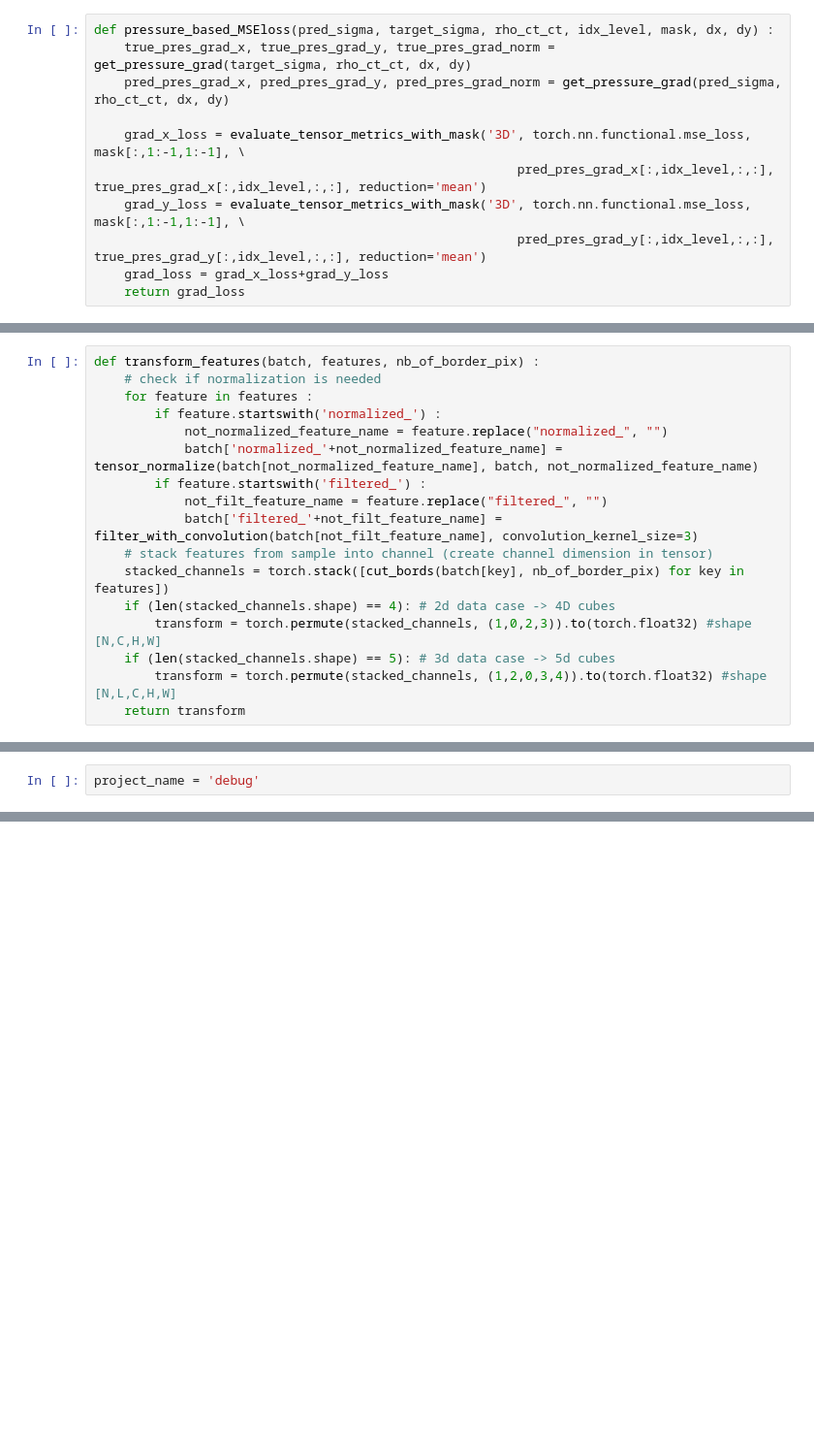
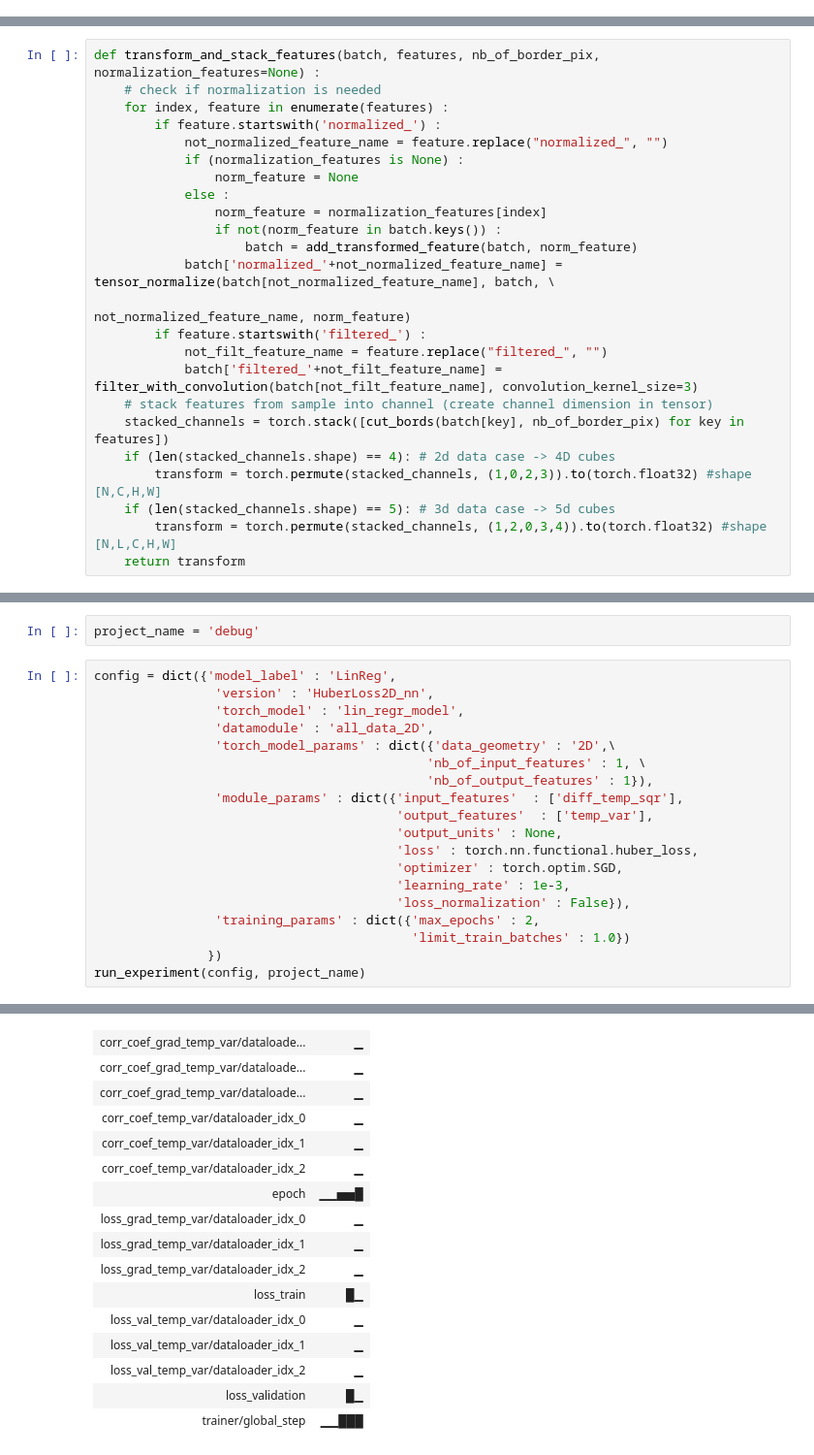
Before and after one commit to anastasiaGor/oceanDataNotebooks, a Jupyter notebook: parametrization_NN/00-code_and_test.ipynb, the cells around one changed output, grey strips where cells are left out. Shown at 97% size. Cells and saved outputs as stored; diff of their text form; blank space fills up the shorter version.

```diff
--- a/parametrization_NN/00-code_and_test.ipynb
+++ b/parametrization_NN/00-code_and_test.ipynb
@@ -284,11 +308,0 @@ def evaluate_tensor_metrics_with_mask(data_geometry, metrics, mask, truth, model
-# %%
-def pressure_based_MSEloss(pred_sigma, target_sigma, rho_ct_ct, idx_level, mask, dx, dy) :
-    true_pres_grad_x, true_pres_grad_y, true_pres_grad_norm = get_pressure_grad(target_sigma, rho_ct_ct, dx, dy)
-    pred_pres_grad_x, pred_pres_grad_y, pred_pres_grad_norm = get_pressure_grad(pred_sigma, rho_ct_ct, dx, dy)
-
-    grad_x_loss = evaluate_tensor_metrics_with_mask('3D', torch.nn.functional.mse_loss, mask[:,1:-1,1:-1], \
-                                                        pred_pres_grad_x[:,idx_level,:,:], true_pres_grad_x[:,idx_level,:,:], reduction='mean')
-    grad_y_loss = evaluate_tensor_metrics_with_mask('3D', torch.nn.functional.mse_loss, mask[:,1:-1,1:-1], \
-                                                        pred_pres_grad_y[:,idx_level,:,:], true_pres_grad_y[:,idx_level,:,:], reduction='mean')
-    grad_loss = grad_x_loss+grad_y_loss
-    return grad_loss
@@ -319,12 +354,19 @@ def expand_to_bords(tensor, nb_of_border_pix) :
             new_tensor[:,nb_of_border_pix:-nb_of_border_pix, nb_of_border_pix:-nb_of_border_pix] = tensor
         return new_tensor
 # %%
-def transform_features(batch, features, nb_of_border_pix) :
+def transform_and_stack_features(batch, features, nb_of_border_pix, normalization_features=None) :
     # check if normalization is needed
-    for feature in features :
+    for index, feature in enumerate(features) :
         if feature.startswith('normalized_') :
             not_normalized_feature_name = feature.replace("normalized_", "")
-            batch['normalized_'+not_normalized_feature_name] = tensor_normalize(batch[not_normalized_feature_name], batch, not_normalized_feature_name)
+            if (normalization_features is None) :
+                norm_feature = None
+            else :
+                norm_feature = normalization_features[index]
+                if not(norm_feature in batch.keys()) :
+                    batch = add_transformed_feature(batch, norm_feature)
+            batch['normalized_'+not_normalized_feature_name] = tensor_normalize(batch[not_normalized_feature_name], batch, \
+                                                                                not_normalized_feature_name, norm_feature)
         if feature.startswith('filtered_') :
             not_filt_feature_name = feature.replace("filtered_", "")
             batch['filtered_'+not_filt_feature_name] = filter_with_convolution(batch[not_filt_feature_name], convolution_kernel_size=3)
@@ -770,3 +832,23 @@ torch.Size([4, 43, 38])
 wandb.finish()
 # %%
 project_name = 'debug'
+# %%
+config = dict({'model_label' : 'LinReg',
+                'version' : 'HuberLoss2D_nn',
+                'torch_model' : 'lin_regr_model',
+                'datamodule' : 'all_data_2D',
+                'torch_model_params' : dict({'data_geometry' : '2D',\
+                                            'nb_of_input_features' : 1, \
+                                            'nb_of_output_features' : 1}),
+                'module_params' : dict({'input_features'  : ['diff_temp_sqr'],
+                                        'output_features'  : ['temp_var'],
+                                        'output_units' : None,
+                                        'loss' : torch.nn.functional.huber_loss,
+                                        'optimizer' : torch.optim.SGD,
+                                        'learning_rate' : 1e-3,
+                                        'loss_normalization' : False}),
+                'training_params' : dict({'max_epochs' : 2,
+                                          'limit_train_batches' : 1.0})
+               })
+run_experiment(config, project_name)
+# %% [output]
@@ -772,0 +886,16 @@ project_name = 'debug'
+| corr_coef_grad_temp_var/dataloade... | ▁ |
+| corr_coef_grad_temp_var/dataloade... | ▁ |
+| corr_coef_grad_temp_var/dataloade... | ▁ |
+| corr_coef_temp_var/dataloader_idx_0 | ▁ |
+| corr_coef_temp_var/dataloader_idx_1 | ▁ |
+| corr_coef_temp_var/dataloader_idx_2 | ▁ |
+| epoch | ▁▁▅▅█ |
+| loss_grad_temp_var/dataloader_idx_0 | ▁ |
+| loss_grad_temp_var/dataloader_idx_1 | ▁ |
+| loss_grad_temp_var/dataloader_idx_2 | ▁ |
+| loss_train | █▁ |
+| loss_val_temp_var/dataloader_idx_0 | ▁ |
+| loss_val_temp_var/dataloader_idx_1 | ▁ |
+| loss_val_temp_var/dataloader_idx_2 | ▁ |
+| loss_validation | █▁ |
+| trainer/global_step | ▁▁███ |
```
Also changed, not shown: parts of 23 cells of this notebook, 1 other file.
